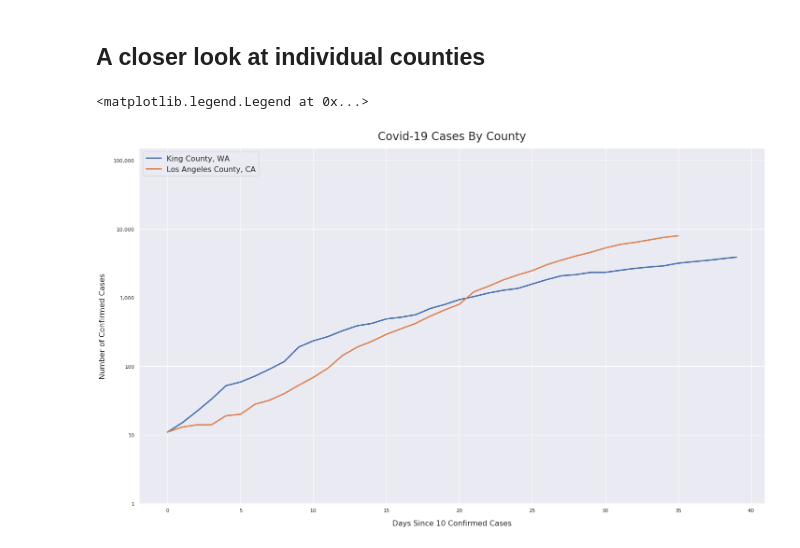
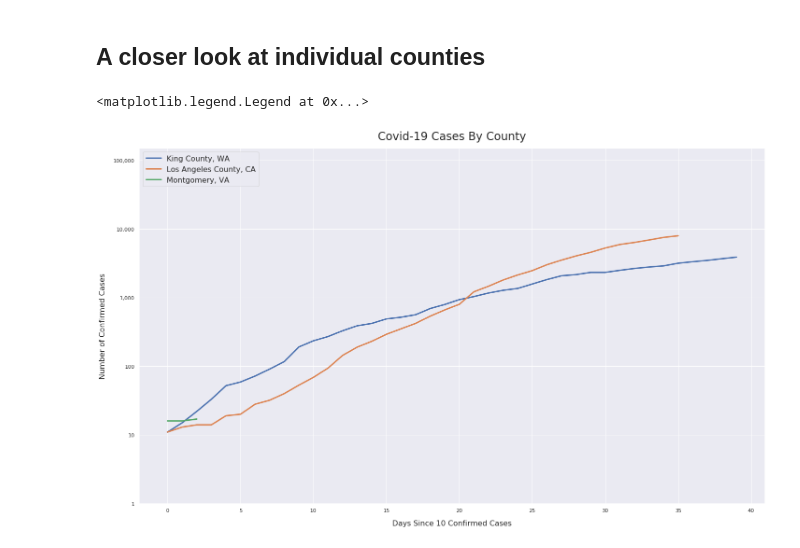
Before and after one commit to jalderman9/covid-19-analysis, a Jupyter notebook: nyt-data.ipynb, the cells around one changed output. Cells and saved outputs as stored; diff of their text form; code cells hidden in the pictures.

Commit message:
Added Montgomery County plot

```diff
--- a/nyt-data.ipynb
+++ b/nyt-data.ipynb
@@ -295,33 +295,37 @@ Text(0.5, 1.0, 'Growth Rate of Covid-19 Deaths, New York')
 ca_la = get_county_data('California', 'Los Angeles')
 wa_king = get_county_data('Washington', 'King')
 ny_nyc = get_county_data('New York', 'New York City')
+va_m = get_county_data('Virginia','Montgomery')
 
 
 wa_king = wa_king[wa_king['cases']>=10]
 wa_king['delta_days'] = wa_king['delta_days']-wa_king['delta_days'][0]
 ca_la = ca_la[ca_la['cases']>=10]
 ca_la['delta_days'] = ca_la['delta_days']-ca_la['delta_days'][0]
+va_m = va_m[va_m['cases']>=10]
+va_m['delta_days'] = va_m['delta_days']-va_m['delta_days'][0]
 
 
 # A list for plotting doubling time reference lines
 x_ref = np.linspace(0,40,41)
 
 fig, ax = plt.subplots(figsize=(24, 14))
 
 line_wa, = plt.plot(wa_king['delta_days'], wa_king['cases'], label='King County, WA', linewidth=3)
 line_ca, = plt.plot(ca_la['delta_days'], ca_la['cases'], label='Los Angeles County, CA', linewidth=3)
+line_va, = plt.plot(va_m['delta_days'], va_m['cases'], label='Montgomery, VA', linewidth=3)
 #plt.plot(ny_nyc['delta_days'], ny_nyc['cases'], label='New York City', linewidth=3) # Blows up the Y axis because there are so many cases
 
 plt.yscale('log')
 ax.get_yaxis().set_major_formatter(FuncFormatter(lambda x, p: format(int(x), ',')))
 ax.set_yticks([10**x for x in range(0,7)])
 ax.set_ylim(1,150000)
 
 plt.title('Covid-19 Cases By County', fontsize=24, pad=18)
 ax.set_xlabel('Days Since 10 Confirmed Cases', fontsize=16, labelpad=15)
 ax.set_ylabel('Number of Confirmed Cases', fontsize=16, labelpad=15)
-legend_handles = [line_wa, line_ca]
+legend_handles = [line_wa, line_ca, line_va]
 plt.legend(loc='upper left', handles=legend_handles, fontsize=16)
 # %% [output]
 <matplotlib.legend.Legend at 0x...>
-[figure, old version]
+[figure, new version]
```
